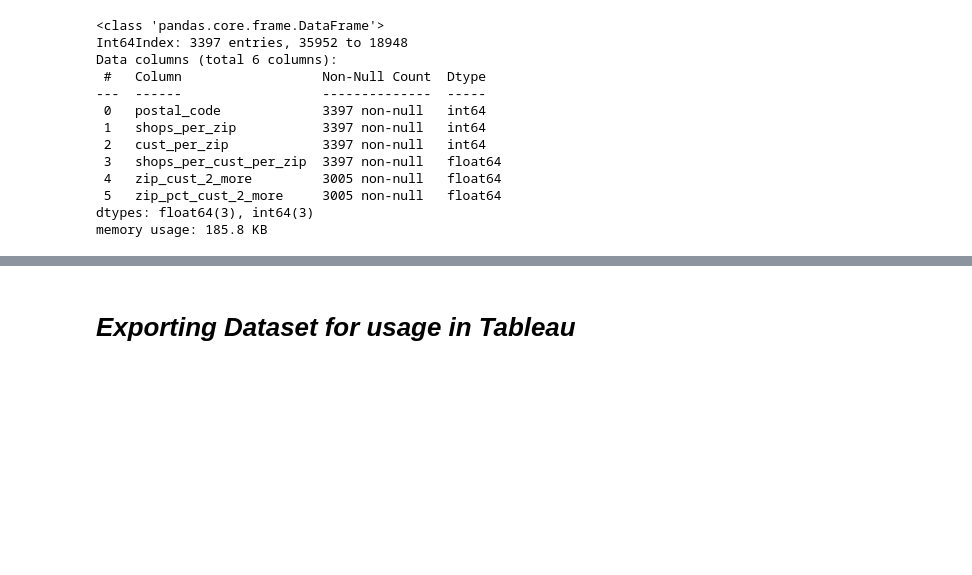
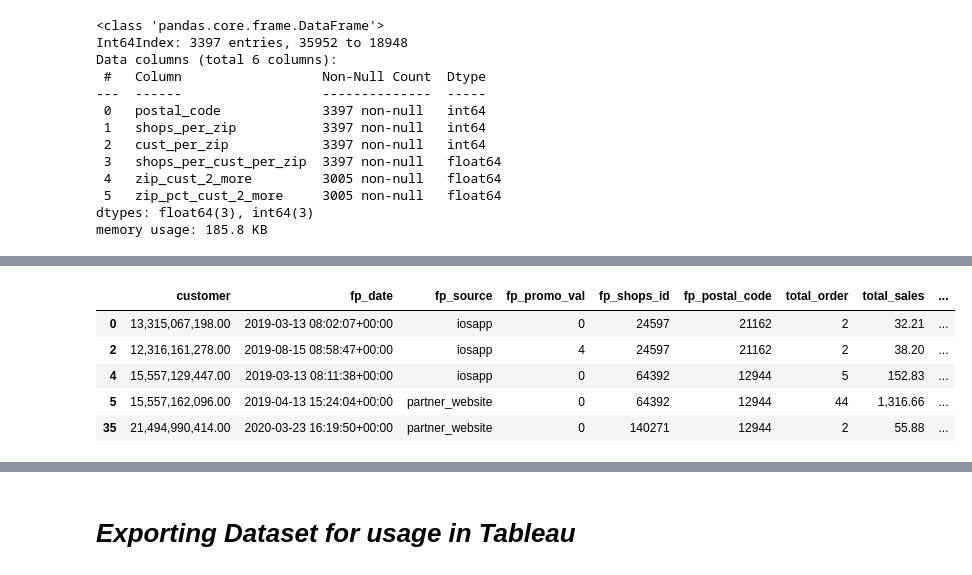
Before and after one commit to aneeshoberoi/churnhw, a Jupyter notebook: ChurnNoteBook_Final.ipynb, the cells around one changed output, grey strips where cells are left out. Saved outputs shown, nothing was run; the diff lists cells and outputs as text; code cells hidden in the pictures; blank space fills up the shorter version.

```diff
--- a/ChurnNoteBook_Final.ipynb
+++ b/ChurnNoteBook_Final.ipynb
@@ -246,0 +282,4 @@ test4[test4['customer']==6196987925]
+# %%
+# First Purchase Characteristics
+
+fp=test4[test4['order_enum']==1]
@@ -246,0 +306,21 @@ test4[test4['customer']==6196987925]
+# %%
+fp_final=fp[['customer','date_purchased','source','promo_value','shops_id','postal_code','total_order','total_sales','sales_qunitiles','order_qunitiles','zip_pct_cust_2_more','shop_pct_cust_2_more','shops_per_zip', 'shops_per_cust_per_zip']].rename(columns={'date_purchased':'fp_date','source':'fp_source','promo_value':'fp_promo_val','shops_id':'fp_shops_id','postal_code':'fp_postal_code','sales_quintiles':'fp_shop_sales_quintile','order_quintiles':'fp_shop_order_qunitile','zip_pct_cust_2_more':'fp_zip_cust_loyalty_score','shop_pct_cust_2_more':'fp_shop_cust_loyalty_score'})
+
+fp_final['customer_sales_centiles']=pd.qcut(fp_final['total_sales'].rank(method='first'),100,labels=False)
+fp_final['customer_order_centiles']=pd.qcut(fp_final['total_order'].rank(method='first'),100,labels=False)
+# %%
+fp_final['end_date']=test['date_purchased'].max()
+fp_final['time_since_fp']=((fp_final['end_date']-fp_final['fp_date']).dt.days.astype('int16'))
+fp_final['total_order_benchmark']=(fp_final['time_since_fp']*0.5/30).round(0) #6 pizza per year = 0.5 pizza per 30 days
+fp_final['total_surplus_orders']=fp_final['total_order']-fp_final['total_order_benchmark']
+
+# make customer total sales and total order centiles, total order benchmark, surplus, shops per zip H/M/L
+# %%
+fp_final.head()
+# %% [output]
+|  | customer | fp_date | fp_source | fp_promo_val | fp_shops_id | fp_postal_code | total_order | total_sales | ... |
+| 0 | 13,315,067,198.00 | 2019-03-13 08:02:07+00:00 | iosapp | 0 | 24597 | 21162 | 2 | 32.21 | ... |
+| 2 | 12,316,161,278.00 | 2019-08-15 08:58:47+00:00 | iosapp | 4 | 24597 | 21162 | 2 | 38.20 | ... |
+| 4 | 15,557,129,447.00 | 2019-03-13 08:11:38+00:00 | iosapp | 0 | 64392 | 12944 | 5 | 152.83 | ... |
+| 5 | 15,557,162,096.00 | 2019-04-13 15:24:04+00:00 | partner_website | 0 | 64392 | 12944 | 44 | 1,316.66 | ... |
+| 35 | 21,494,990,414.00 | 2020-03-23 16:19:50+00:00 | partner_website | 0 | 140271 | 12944 | 2 | 55.88 | ... |
```
Also changed, not shown: parts of 30 cells of this notebook.
